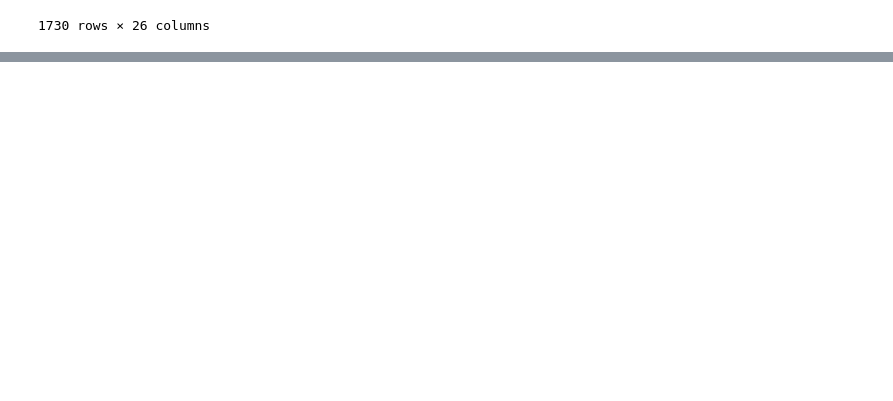
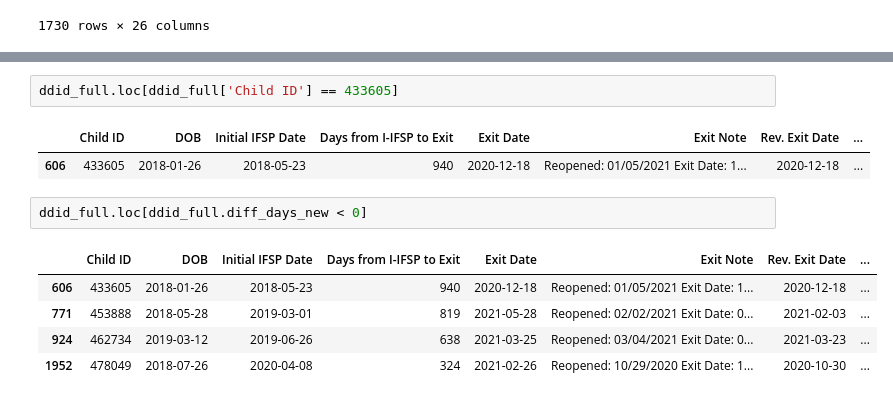
Before and after one commit to emmajordan19/ddid-rasberry-pi, a Jupyter notebook: RaspberryPi.ipynb, the cells around one changed output, grey strips where cells are left out. Cells and saved outputs as stored; diff of their text form; blank space fills up the shorter version.

```diff
--- a/RaspberryPi.ipynb
+++ b/RaspberryPi.ipynb
@@ -249,0 +250,13 @@ ddid_full
+# %%
+ddid_full.loc[ddid_full['Child ID'] == 433605]
+# %% [output]
+|  | Child ID | DOB | Initial IFSP Date | Days from I-IFSP to Exit | Exit Date | Exit Note | Rev. Exit Date | ... |
+| 606 | 433605 | 2018-01-26 | 2018-05-23 | 940 | 2020-12-18 | Reopened: 01/05/2021 Exit Date: 1... | 2020-12-18 | ... |
+# %%
+ddid_full.loc[ddid_full.diff_days_new < 0]
+# %% [output]
+|  | Child ID | DOB | Initial IFSP Date | Days from I-IFSP to Exit | Exit Date | Exit Note | Rev. Exit Date | ... |
+| 606 | 433605 | 2018-01-26 | 2018-05-23 | 940 | 2020-12-18 | Reopened: 01/05/2021 Exit Date: 1... | 2020-12-18 | ... |
+| 771 | 453888 | 2018-05-28 | 2019-03-01 | 819 | 2021-05-28 | Reopened: 02/02/2021 Exit Date: 0... | 2021-02-03 | ... |
+| 924 | 462734 | 2019-03-12 | 2019-06-26 | 638 | 2021-03-25 | Reopened: 03/04/2021 Exit Date: 0... | 2021-03-23 | ... |
+| 1952 | 478049 | 2018-07-26 | 2020-04-08 | 324 | 2021-02-26 | Reopened: 10/29/2020 Exit Date: 1... | 2020-10-30 | ... |
```
Also changed, not shown: parts of 15 cells of this notebook.
